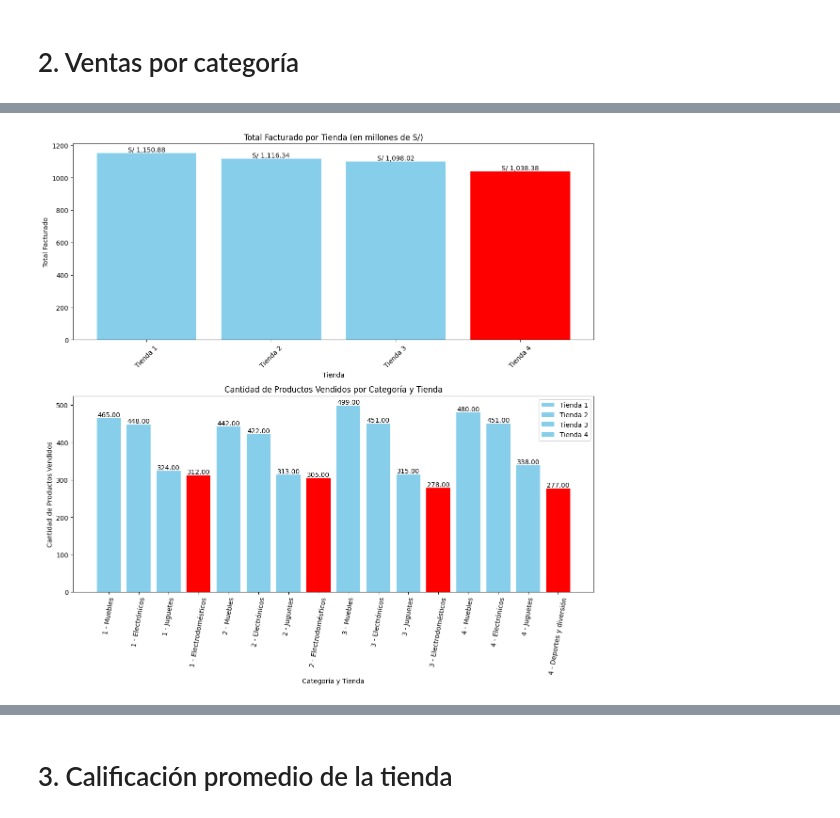
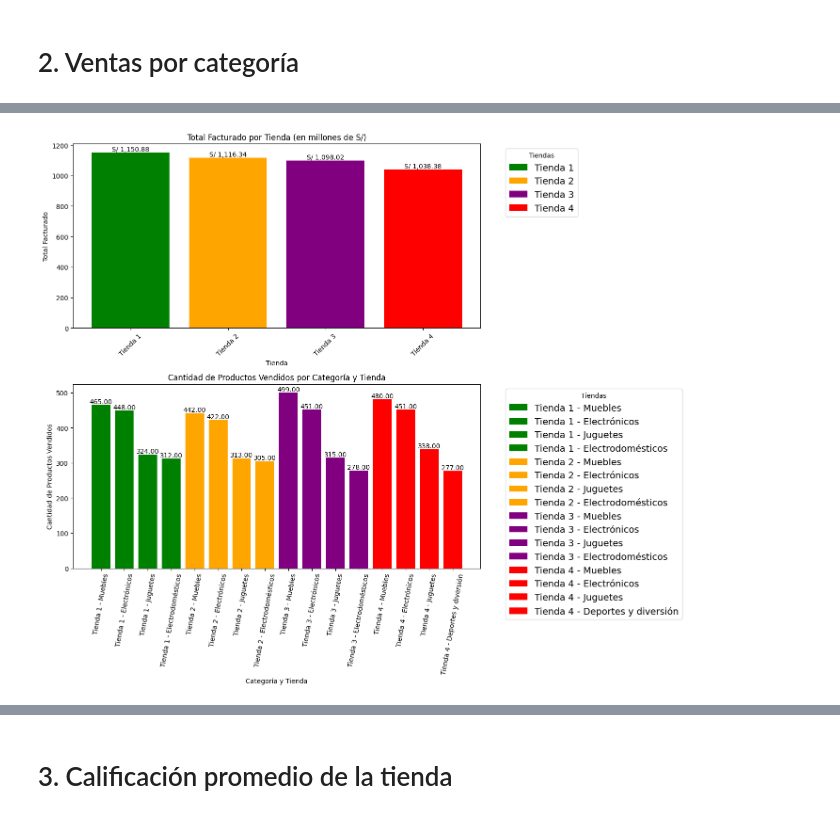
Before and after one commit to Tecindes/Challenge_Alura_Data_Science, a Jupyter notebook: AluraStoreLatam.ipynb, the cells around one changed output, grey strips where cells are left out. Saved outputs shown, nothing was run; the diff lists cells and outputs as text; code cells hidden in the pictures.

```diff
--- a/AluraStoreLatam.ipynb
+++ b/AluraStoreLatam.ipynb
@@ -35,8 +47,15 @@ tienda2['Tienda'] = 'Tienda 2'
 tienda3['Tienda'] = 'Tienda 3'
 tienda4['Tienda'] = 'Tienda 4'
 # %%
-# Unir los DataFrames
+# Unir los DataFrames y crear la columna Año para trabajar la data
 tiendas = pd.concat([tienda, tienda2, tienda3, tienda4])
+
+
+# Convertir la columna 'Fecha' a datetime
+tiendas['Fecha de Compra'] = pd.to_datetime(tiendas['Fecha de Compra'])
+
+# Crear una columna con el año
+tiendas['Año'] = tiendas['Fecha de Compra'].dt.year
 
 # Total facturado por tienda
 totalFacturadoTiendas=tiendas.groupby('Tienda').sum('Precio').sort_values(by='Precio', ascending=False)
@@ -54,17 +74,18 @@ Name: Precio, dtype: object
 
 import matplotlib.pyplot as plt
 
-plt.figure(figsize=(6, 6))
-colors = ['skyblue', 'skyblue', 'skyblue', 'red']
-bars=plt.bar(totalFacturadoTiendas.index, (totalFacturadoTiendas['Precio'] / 1000000), color=colors)
+plt.figure(figsize=(10, 6))
+colors = ['green', 'orange', 'purple','red']
+bars=plt.bar(totalFacturadoTiendas.index, (totalFacturadoTiendas['Precio'] / 1000000), color=colors, label=totalFacturadoTiendas.index)
 
 for bar in bars:
     yval = bar.get_height()
-    plt.text(bar.get_x() + bar.get_width()/2, yval, f"S/ {yval:,.2f}", va='bottom', ha='center')
+    plt.text(bar.get_x() + bar.get_width()/2, yval, f"{yval:,.2f}", va='bottom', ha='center')
 
-plt.xlabel('Tienda')
+plt.xlabel('Tiendas')
 plt.ylabel('Total Facturado')
 plt.title('Total Facturado por Tienda (en millones de S/)')
+plt.legend(title='Tiendas', bbox_to_anchor=(1.05, 1), loc='upper left',fontsize=14)
 plt.xticks(rotation=45, ha='right')
 plt.tight_layout()
 plt.show()
@@ -78,7 +99,6 @@ totalCantidadProductosCategoria = tiendas.groupby(['Tienda', 'Categoría del Pro
 totalCantidadProductosCategoria = totalCantidadProductosCategoria.rename(columns={'Producto': 'Cantidad Vendida'})
 primerosCategoriaTienda = totalCantidadProductosCategoria.groupby('Tienda').head(4).sort_values(by=['Tienda'], ascending=True)
 primerosCategoriaTienda['Tienda Categoría'] = primerosCategoriaTienda['Tienda']+ ' - ' +primerosCategoriaTienda['Categoría del Producto']
-primerosCategoriaTienda['Tienda Categoría'] = primerosCategoriaTienda['Tienda Categoría'].str.replace('Tienda ', '')
 primerosCategoriaTienda
 # %% [output]
 |  | Tienda | Categoría del Producto | Cantidad Vendida | Tienda Categoría |
@@ -101,40 +121,44 @@ primerosCategoriaTienda
 # %%
-# prompt: crear  subplots en grafico de barras con pandas
+# prompt: crear subplots en grafico de barras con pandas
+
 
 import pandas as pd
 import matplotlib.pyplot as plt
 
-# Create subplots
-fig, axes = plt.subplots(2, 1, figsize=(12, 12))
+fig, axes = plt.subplots(2, 1, figsize=(14, 12))
 
 # Plot 1: Total facturado por tienda
-colors = ['skyblue', 'skyblue', 'skyblue', 'red']
-bars = axes[0].bar(totalFacturadoTiendas.index, (totalFacturadoTiendas['Precio'] / 1000000), color=colors)
+colors = ['green', 'orange', 'purple','red']
+bars = axes[0].bar(totalFacturadoTiendas.index, (totalFacturadoTiendas['Precio'] / 1000000), color=colors,label=totalFacturadoTiendas.index)
 
 for bar in bars:
     yval = bar.get_height()
     axes[0].text(bar.get_x() + bar.get_width()/2, yval, f"S/ {yval:,.2f}", va='bottom', ha='center')
 
 axes[0].set_xlabel('Tienda')
 axes[0].set_ylabel('Total Facturado')
 axes[0].set_title('Total Facturado por Tienda (en millones de S/)')
+axes[0].legend(title='Tiendas', bbox_to_anchor=(1.05, 1), loc='upper left',fontsize=14)
 axes[0].tick_params(axis='x', rotation=45, labelsize=10)
 
 # Plot 2: Cantidad de productos vendidos por categoría y tienda
+controlPosicion=-1
 for tienda in primerosCategoriaTienda['Tienda'].unique():
+    controlPosicion=controlPosicion+1
+    colors=definirColor(controlPosicion)
     tienda_data = primerosCategoriaTienda[primerosCategoriaTienda['Tienda'] == tienda]
-    bars1 = axes[1].bar(tienda_data['Tienda Categoría'], tienda_data['Cantidad Vendida'], color=colors, label=tienda)
+    bars1 = axes[1].bar(tienda_data['Tienda Categoría'], tienda_data['Cantidad Vendida'], color=colors,label=tienda_data['Tienda Categoría'])
     for bar in bars1:
       yval = bar.get_height()
       axes[1].text(bar.get_x() + bar.get_width()/2, yval, f"{yval:,.2f}", va='bottom', ha='center')
 
 axes[1].set_xlabel('Categoría y Tienda')
 axes[1].set_ylabel('Cantidad de Productos Vendidos')
 axes[1].set_title('Cantidad de Productos Vendidos por Categoría y Tienda')
 axes[1].tick_params(axis='x', rotation=80)
-axes[1].legend()
+axes[1].legend(title='Tiendas', bbox_to_anchor=(1.05, 1), loc='upper left',fontsize=14)
 
 plt.tight_layout()
 plt.show()
 # %% [output]
-[figure, old version]
+[figure, new version]
```
Also changed, not shown: parts of 19 cells of this notebook.
